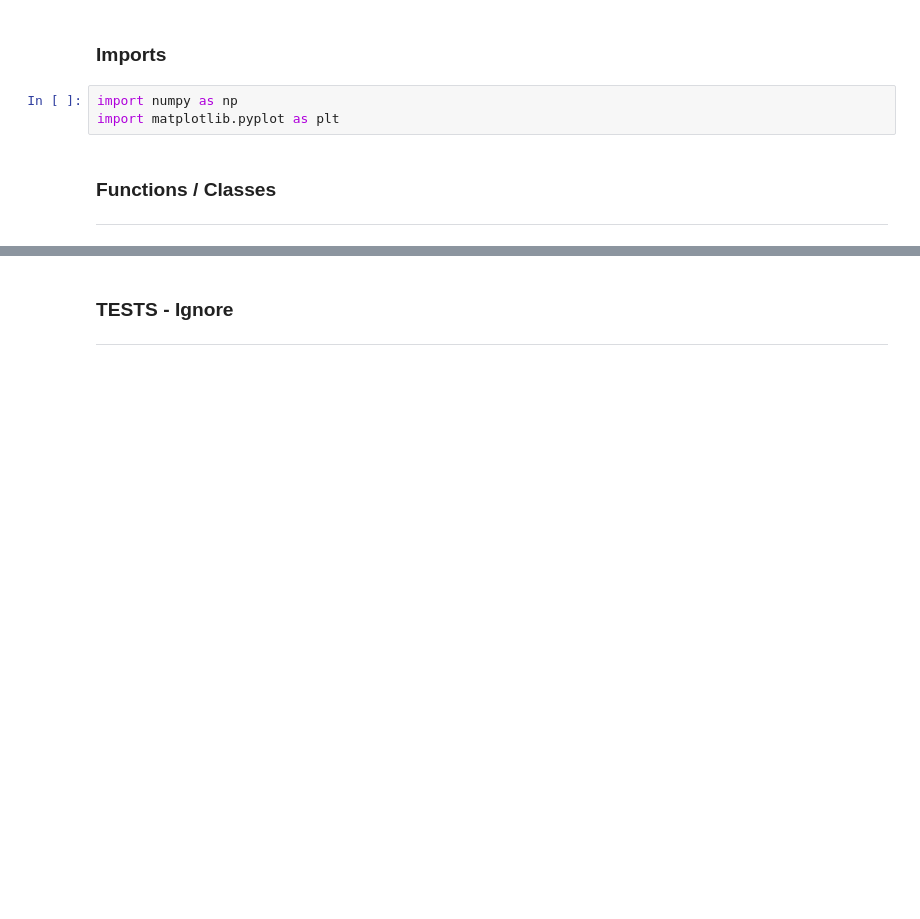
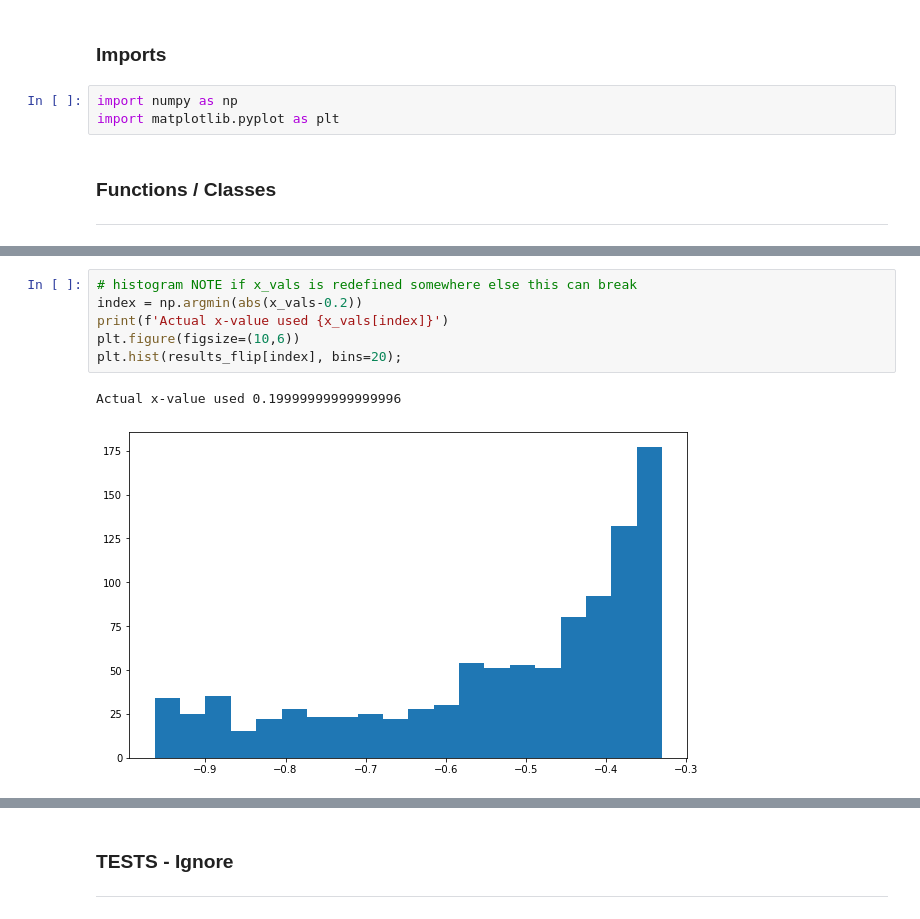
Before and after one commit to SByeUva/uncertainty_quantification, a Jupyter notebook: 06_homework/HW6.ipynb, the cells around one changed output, grey strips where cells are left out. Saved outputs shown, nothing was run; the diff lists cells and outputs as text; blank space fills up the shorter version.

```diff
--- a/06_homework/HW6.ipynb
+++ b/06_homework/HW6.ipynb
@@ -96,0 +175,9 @@ def System_solver(N, domain, boundary, kappa, steps = 100):
+# %%
+# histogram NOTE if x_vals is redefined somewhere else this can break
+index = np.argmin(abs(x_vals-0.2))
+print(f'Actual x-value used {x_vals[index]}')
+plt.figure(figsize=(10,6))
+plt.hist(results_flip[index], bins=20);
+# %% [output]
+Actual x-value used 0.19999999999999996
+[figure, added]
```
Also changed, not shown: parts of 9 cells of this notebook.
